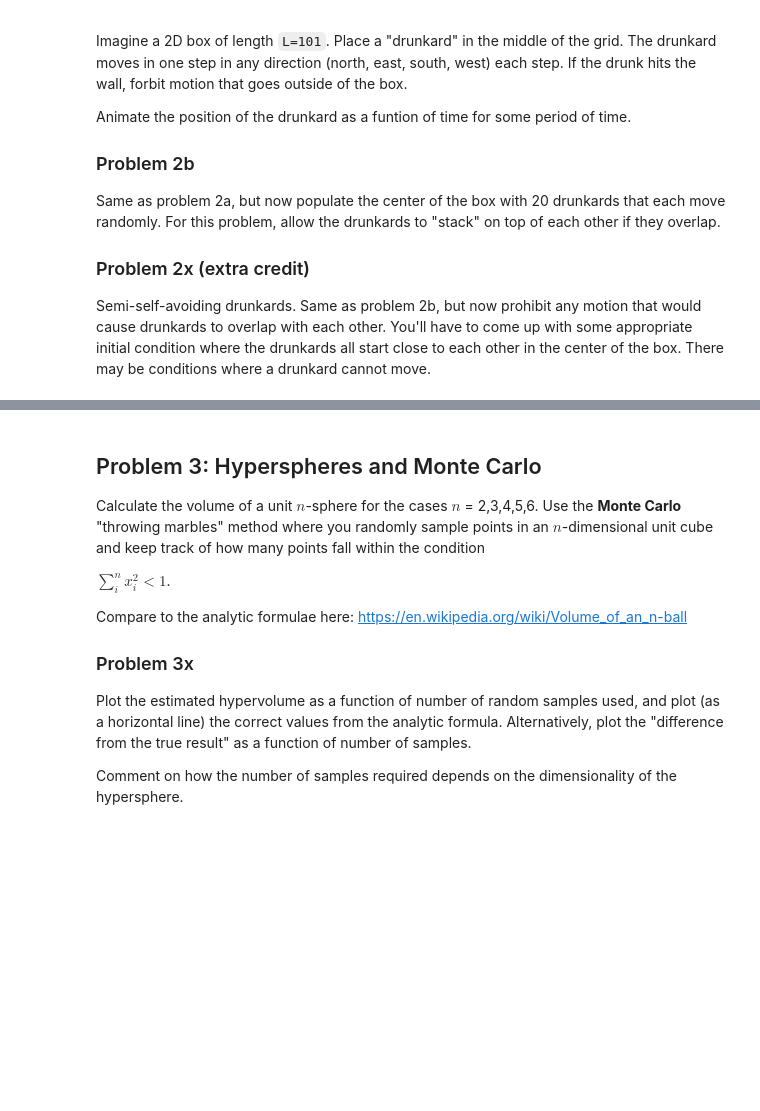
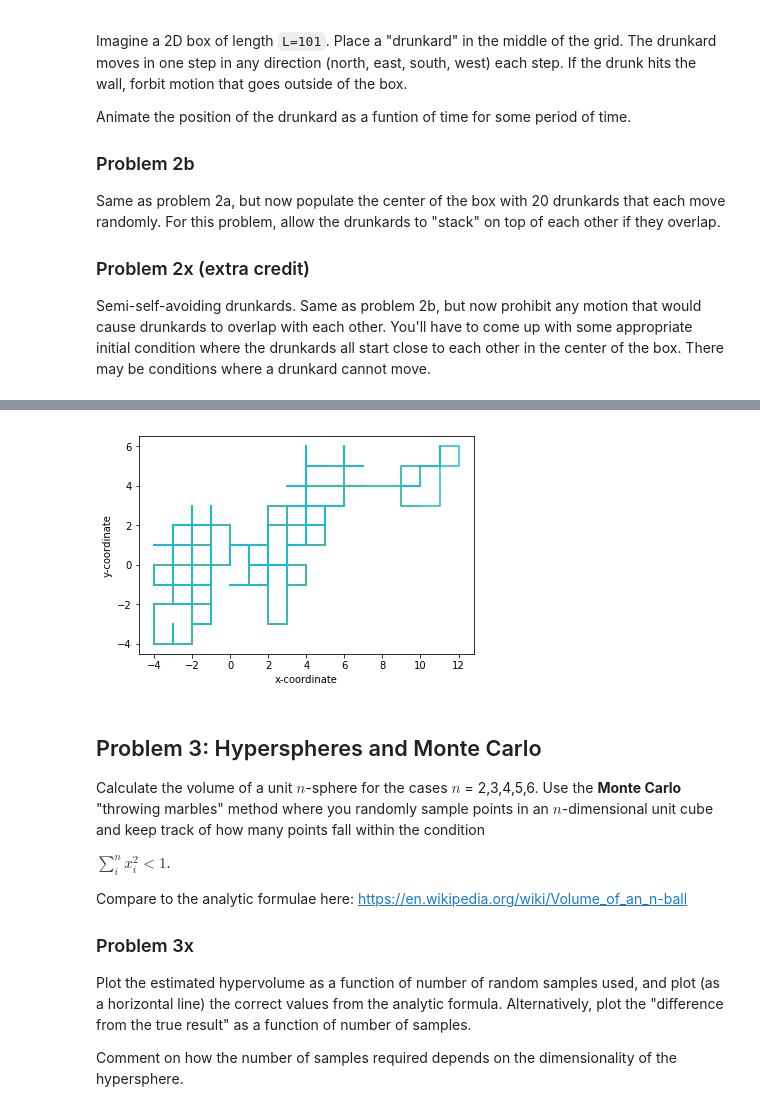
Before and after one commit to udarg001/P177_Homework, a Jupyter notebook: Homework06-master/Homework 6.ipynb, the cells around one changed output, grey strips where cells are left out. Saved outputs shown, nothing was run; the diff lists cells and outputs as text; code cells hidden in the pictures; blank space fills up the shorter version.

```diff
--- a/Homework06-master/Homework 6.ipynb
+++ b/Homework06-master/Homework 6.ipynb
@@ -294,3 +352,71 @@ Semi-self-avoiding drunkards. Same as problem 2b, but now prohibit any motion th
+# %%
+#Problem 2b
+
+#incorporate graphing into the loop
+
+
+L = 101
+nSteps = 10
+nWalkers = 20
+
+
+#Problem 2a
+
+x_position = [] #creates arrays of the x and y position on the grid
+y_position = [] #positions will be updated through the loop
+
+x_init = 0.0 #initial positions (Grid will be centered at (0,0) with limits at -50, +50 in both coordinates
+y_init = 0.0
+
+x = x_init
+y = y_init
+
+for j in range (nWalkers):
+    for i in range (nSteps):
+        x_position.append(x)
+        y_position.append(y)
+
+        Step = randint(1,4) #generates random integer from 1 to 4 which determined the direction of walk
+        if Step == 1: #Step West
+            if x == -50: #Boundary Condition
+                x = x
+                y = y
+            else:
+                x -= 1
+                y = y
+        if Step == 2: #Step East
+            if x == 50: #Boundary Condition
+                x = x
+                y = y
+            else:
+                x += 1
+                y = y
+        if Step == 3: #Step North
+            if y == 50: #Boundary Condition
+                x = x
+                y = y
+            else:
+                x = x
+                y += 1
+        if Step == 4: #Step South
+            if y == -50: #Boundary Condition
+                x = x
+                y = y
+            else:
+                x = x
+                y -= 1
+
+
+    plt.plot(x_position,y_position,label='Random Walk')
+
+
+
+plt.xlabel('x-coordinate')
+plt.ylabel('y-coordinate')
+#plt.legend()
+plt.show()
+# %% [output]
+[figure, added]
 # %% [markdown]
 ## Problem 3: Hyperspheres and Monte Carlo
 
```
Also changed, not shown: parts of 5 cells of this notebook.
